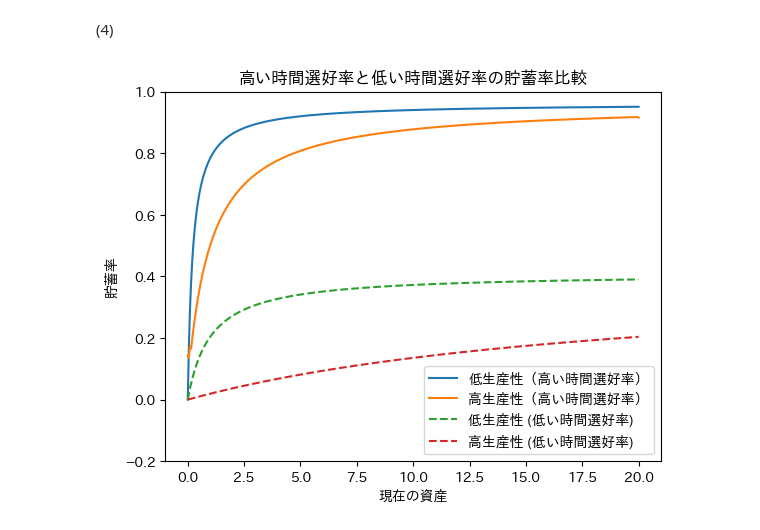
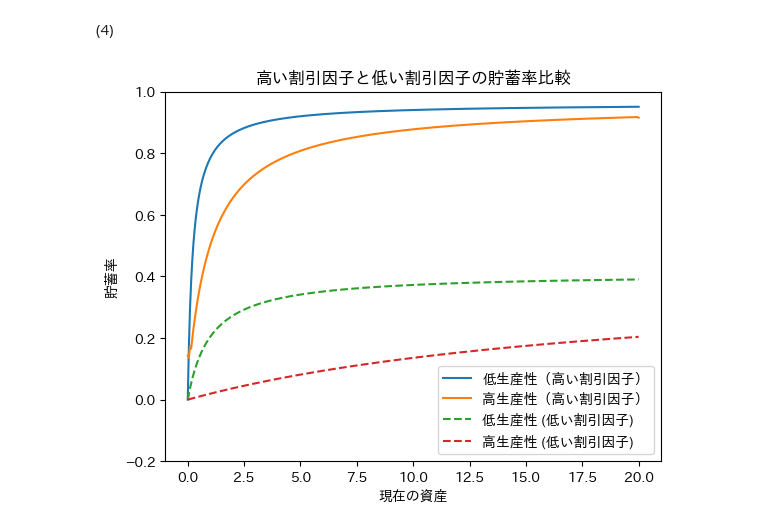
Before and after one commit to kouchan0708/Naka-Kotaro-quant-macro-last-assignment, a Jupyter notebook: Quant_macro_last_assign.ipynb, the cells around one changed output. Drawn from its saved outputs; the diff is of its cells as text; code cells hidden in the pictures.

```diff
--- a/Quant_macro_last_assign.ipynb
+++ b/Quant_macro_last_assign.ipynb
@@ -349,7 +365,7 @@ def solve_household(param, r, w):
             c[ia, ih] = w * h[ih] + (1.0 + r) * a[ia] - aplus[ia, ih]
     return aplus, iaplus, c
 
-# 貯蓄率の計算（低い時間選好率）
+# 貯蓄率の計算（低い割引因子）
 def calc_saving_rate_low_beta(a_t, h, beta_low, r, w):
     c_t = w * h + (1 + r) * a_t - a_t / (1 + beta_low)
     a_t_plus_1 = beta_low * (w * h + (1 + r) * a_t - c_t)
@@ -358,42 +374,42 @@ def calc_saving_rate_low_beta(a_t, h, beta_low, r, w):
 
 # 主要変数のプロット
 def plot_results(aplus_high, c_high, saving_rate_L_low_beta, saving_rate_H_low_beta, a, a_t_grid):
-    plt.plot(a, aplus_high[:, 0] / (c_high[:, 0] + aplus_high[:, 0]), label='低生産性（高い時間選好率）', linestyle='-')
-    plt.plot(a, aplus_high[:, 1] / (c_high[:, 1] + aplus_high[:, 1]), label='高生産性（高い時間選好率）', linestyle='-')
-    plt.plot(a_t_grid, saving_rate_L_low_beta, label='低生産性 (低い時間選好率)', linestyle='--')
-    plt.plot(a_t_grid, saving_rate_H_low_beta, label='高生産性 (低い時間選好率)', linestyle='--')
+    plt.plot(a, aplus_high[:, 0] / (c_high[:, 0] + aplus_high[:, 0]), label='低生産性（高い割引因子）', linestyle='-')
+    plt.plot(a, aplus_high[:, 1] / (c_high[:, 1] + aplus_high[:, 1]), label='高生産性（高い割引因子）', linestyle='-')
+    plt.plot(a_t_grid, saving_rate_L_low_beta, label='低生産性 (低い割引因子)', linestyle='--')
+    plt.plot(a_t_grid, saving_rate_H_low_beta, label='高生産性 (低い割引因子)', linestyle='--')
     plt.xlabel('現在の資産')
     plt.ylabel('貯蓄率')
     plt.ylim(-0.2, 1.0)
     plt.legend()
-    plt.title("高い時間選好率と低い時間選好率の貯蓄率比較")
+    plt.title("高い割引因子と低い割引因子の貯蓄率比較")
     plt.show()
 
-# パラメータ設定（高い時間選好率）
+# パラメータ設定（高い割引因子）
 param_high = setPar(beta=0.98)
-# パラメータ設定（低い時間選好率）
+# パラメータ設定（低い割引因子）
 param_low = setPar(beta=0.1)
 
 # 金利と賃金の設定
 r, w = 0.04, 1
 
-# 家計問題の解法（高い時間選好率）
+# 家計問題の解法（高い割引因子）
 aplus_high, iaplus_high, c_high = solve_household(param_high, r, w)
 
 # 生産性の設定
 h_L = np.exp(-param_high['sigma'])
 h_H = np.exp(param_high['sigma'])
 
 # 資産のグリッドを設定
 a_t_grid = np.linspace(0, 20, 200)
 
-# 貯蓄率の計算（低い時間選好率）
+# 貯蓄率の計算（低い割引因子）
 beta_low = 0.1
 saving_rate_L_low_beta = [calc_saving_rate_low_beta(a, h_L, beta_low, r, w) for a in a_t_grid]
 saving_rate_H_low_beta = [calc_saving_rate_low_beta(a, h_H, beta_low, r, w) for a in a_t_grid]
 
 # 結果のプロット
 a = np.linspace(param_high['a_l'], param_high['a_u'], param_high['NA'])
 plot_results(aplus_high, c_high, saving_rate_L_low_beta, saving_rate_H_low_beta, a,a_t_grid)
 # %% [output]
-[figure, old version]
+[figure, new version]
```
Also changed, not shown: parts of 2 cells of this notebook.
